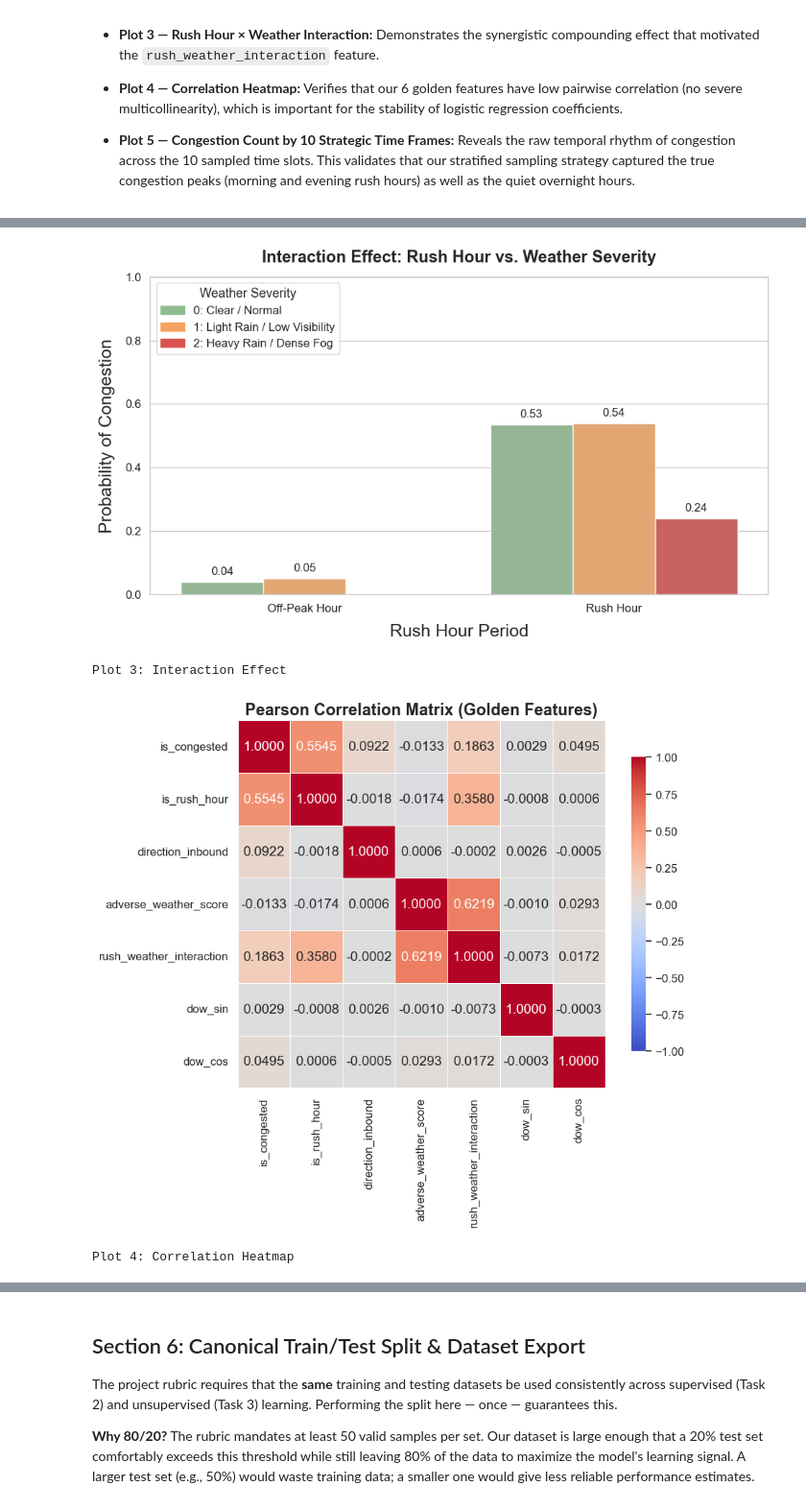
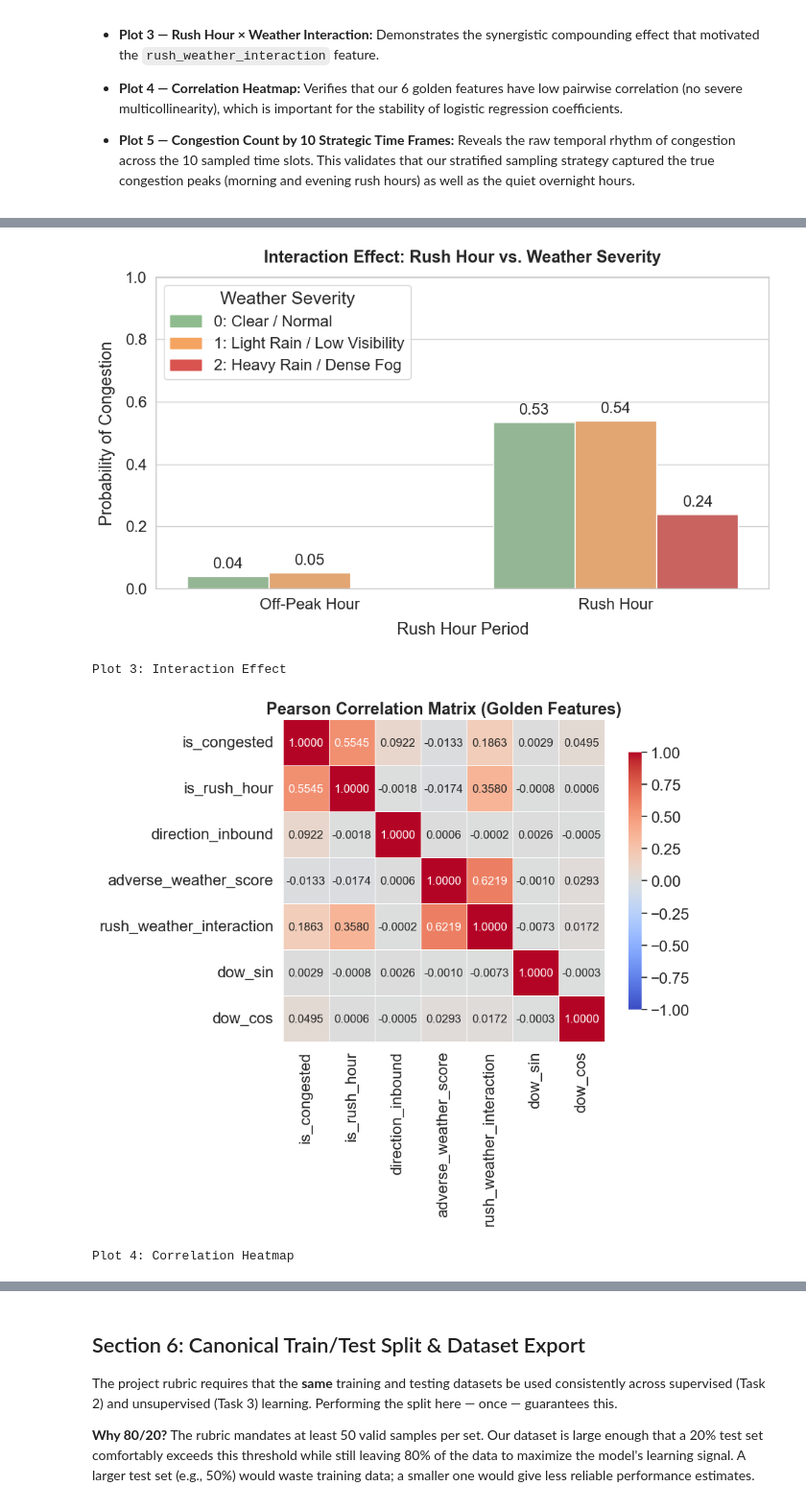
Before and after one commit to EnTeeKiu/FinalDataScience, a Jupyter notebook: Code/Task 1/Data_Processing_And_Preparation.ipynb, the cells around one changed output, grey strips where cells are left out. Shown at 96% size. Saved outputs shown, nothing was run; the diff lists cells and outputs as text; code cells hidden in the pictures.

Commit message:
feat: implement supervised and unsupervised learning pipelines with data visualizations

```diff
--- a/Code/Task 1/Data_Processing_And_Preparation.ipynb
+++ b/Code/Task 1/Data_Processing_And_Preparation.ipynb
@@ -33,14 +33,16 @@ DATASETS_DIR = os.path.join(NOTEBOOK_DIR, '..', '..', 'Datasets')
 sns.set_theme(style='whitegrid')
 
 # Global font size — applies to all matplotlib/seaborn charts in this notebook
+# Cấu hình kích cỡ chữ to hơn cho toàn bộ các biểu đồ
 plt.rcParams.update({
-    'font.size':             14,
-    'axes.titlesize':        17,
-    'axes.labelsize':        14,
-    'xtick.labelsize':       12,
-    'ytick.labelsize':       12,
-    'legend.fontsize':       12,
-    'legend.title_fontsize': 13,
+    'font.size':             16,
+    'axes.titlesize':        22,
+    'axes.labelsize':        18,
+    'xtick.labelsize':       16,
+    'ytick.labelsize':       16,
+    'legend.fontsize':       16,
+    'legend.title_fontsize': 18,
+    'figure.titlesize':      24
 })
 print(f'Datasets directory: {os.path.abspath(DATASETS_DIR)}')
 # %% [output]
@@ -279,8 +293,8 @@ if 'is_rush_hour' in df_processed.columns and 'adverse_weather_score' in df_proc
     ax = sns.barplot(x='is_rush_hour', y='is_congested', hue='adverse_weather_score',
                      data=df_processed, palette=weather_colors, errorbar=None)
     plt.title('Interaction Effect: Rush Hour vs. Weather Severity', fontsize=17, fontweight='bold', pad=15)
-    plt.xlabel('Rush Hour Period', fontsize=18, labelpad=10)
-    plt.ylabel('Probability of Congestion', fontsize=18, labelpad=10)
+    plt.xlabel('Rush Hour Period', fontsize=17, labelpad=10)
+    plt.ylabel('Probability of Congestion', fontsize=17, labelpad=10)
     plt.ylim(0, 1)
     ax.set_xticks([0, 1])
     ax.set_xticklabels(['Off-Peak Hour', 'Rush Hour'])
@@ -292,31 +306,31 @@ if 'is_rush_hour' in df_processed.columns and 'adverse_weather_score' in df_proc
         h = p.get_height()
         if h > 0:
             ax.annotate(f'{h:.2f}', (p.get_x() + p.get_width() / 2., h),
-                        ha='center', va='bottom', fontsize=12, xytext=(0, 5), textcoords='offset points')
+                        ha='center', va='bottom', fontsize=16, xytext=(0, 5), textcoords='offset points')
     plt.tight_layout()
     plt.savefig('3_interaction_effect.png', dpi=300)
     plt.show()
     print('Plot 3: Interaction Effect')
 # %% [output]
-[figure, old version]
+[figure, new version]
 Plot 3: Interaction Effect
 # %%
 # Plot 4: Pearson Correlation Heatmap
 features_to_plot = ['is_congested', 'is_rush_hour', 'direction_inbound',
                     'adverse_weather_score', 'rush_weather_interaction', 'dow_sin', 'dow_cos']
 existing = [c for c in features_to_plot if c in df_processed.columns]
 corr_matrix = df_processed[existing].corr()
 
 plt.figure(figsize=(10, 8))
-sns.heatmap(corr_matrix, annot=True, fmt='.4f', cmap='coolwarm',
+sns.heatmap(corr_matrix, annot=True, annot_kws={'size': 12}, fmt='.4f', cmap='coolwarm',
             vmin=-1, vmax=1, square=True, linewidths=.5, cbar_kws={'shrink': .8})
 plt.title('Pearson Correlation Matrix (Golden Features)', fontsize=17, fontweight='bold')
 plt.tight_layout()
 plt.savefig('4_correlation_heatmap.png', dpi=300)
 plt.show()
 print('Plot 4: Correlation Heatmap')
 # %% [output]
-[figure, old version]
+[figure, new version]
 Plot 4: Correlation Heatmap
 # %%
 # Plot 5: Congestion Count by 10 Strategic Time Frames
```
Also changed, not shown: parts of 5 cells of this notebook, 13 other files.
